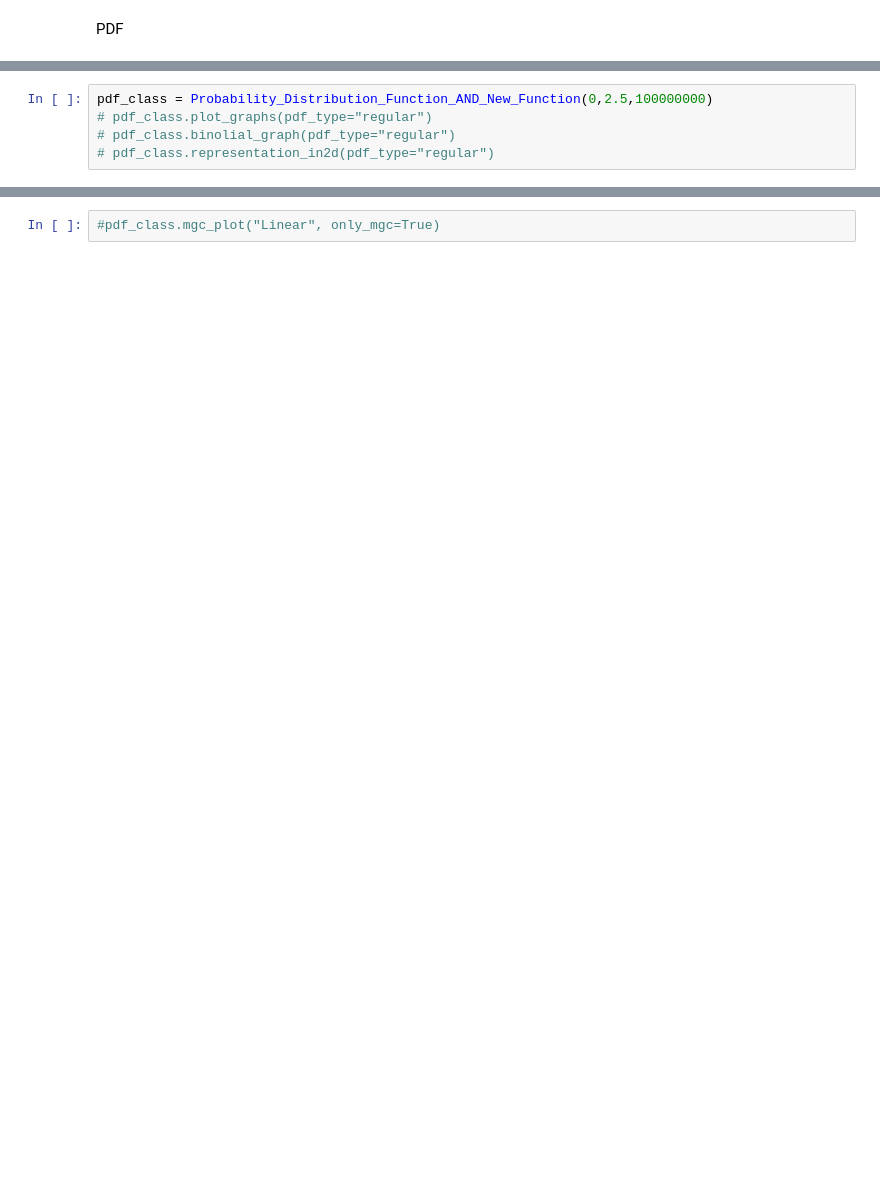
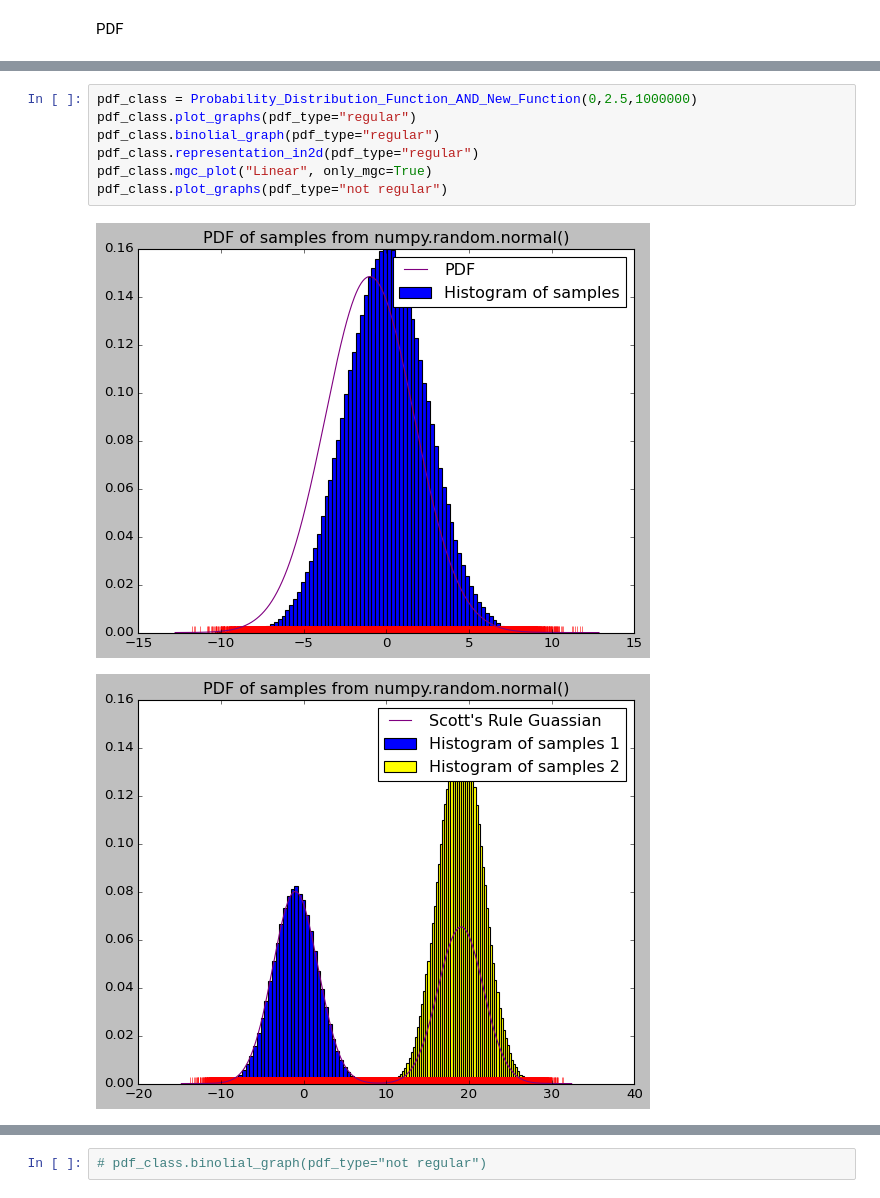
Before and after one commit to Algorithm-Model-Research/Existing_Function_VS_New_Function, a Jupyter notebook: Comparing.ipynb, the cells around one changed output, grey strips where cells are left out. Cells and saved outputs as stored; diff of their text form; blank space fills up the shorter version.

```diff
--- a/Comparing.ipynb
+++ b/Comparing.ipynb
@@ -214,7 +262,12 @@ class Probability_Distribution_Function_AND_New_Function(object):
             ax.set_ylim(0, 100)
             plt.show()
 # %%
-pdf_class = Probability_Distribution_Function_AND_New_Function(0,2.5,100000000)
-# pdf_class.plot_graphs(pdf_type="regular")
-# pdf_class.binolial_graph(pdf_type="regular")
-# pdf_class.representation_in2d(pdf_type="regular")
+pdf_class = Probability_Distribution_Function_AND_New_Function(0,2.5,1000000)
+pdf_class.plot_graphs(pdf_type="regular")
+pdf_class.binolial_graph(pdf_type="regular")
+pdf_class.representation_in2d(pdf_type="regular")
+pdf_class.mgc_plot("Linear", only_mgc=True)
+pdf_class.plot_graphs(pdf_type="not regular")
+# %% [output]
+[figure, added]
+[figure, added]
@@ -221,3 +277,3 @@ pdf_class = Probability_Distribution_Function_AND_New_Function(0,2.5,100000000)
-# %%
-#pdf_class.mgc_plot("Linear", only_mgc=True)
+# %%
+# pdf_class.binolial_graph(pdf_type="not regular")
 # %%
```
Also changed, not shown: parts of 4 cells of this notebook.
